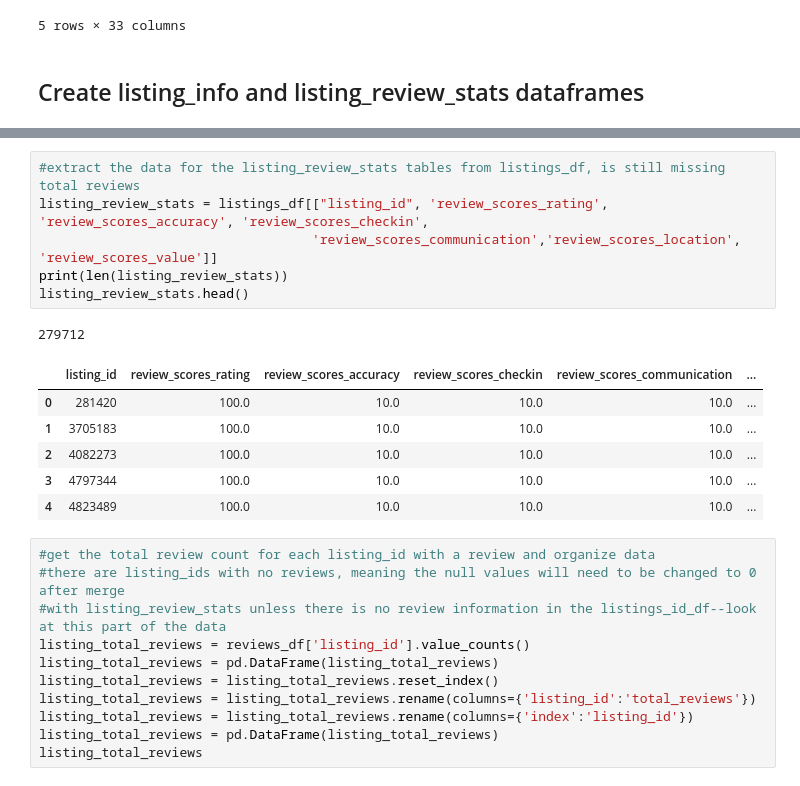
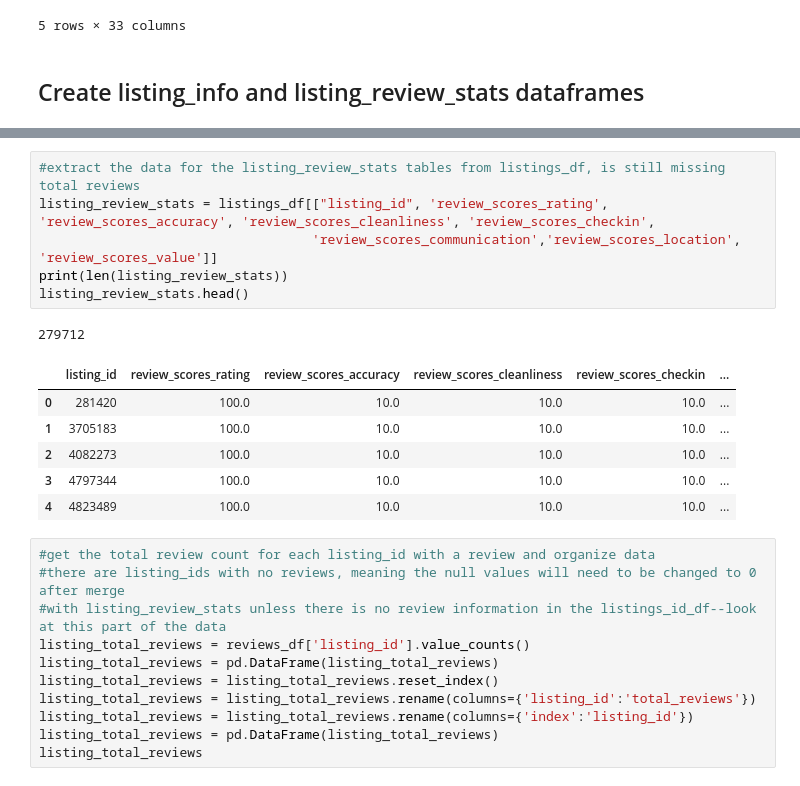
Before and after one commit to dkoski23/airbnb_etl, a Jupyter notebook: etl_project.ipynb, the cells around one changed output, grey strips where cells are left out. Drawn from its saved outputs; the diff is of its cells as text.

```diff
--- a/etl_project.ipynb
+++ b/etl_project.ipynb
@@ -27,8 +27,8 @@ listings_df.head()
 | 3 | 4797344 | Cosy studio (close to Eiffel tower) | 10668311 | 2013-12-17 | Paris, Ile-de-France, France | NaN | NaN | ... |
 | 4 | 4823489 | Close to Eiffel Tower - Beautiful... | 24837558 | 2014-12-14 | Paris, Ile-de-France, France | NaN | NaN | ... |
 5 rows × 33 columns
-# %% [markdown]
-## Create listing_info and listing_review_stats dataframes
+# %% [markdown]
+## Create listing_info and listing_review_stats dataframes
 # %%
 #extract the data for the listing_info table from listings_df
 listings_info = listings_df[["listing_id", "host_id", "name", "host_since", "host_location", "minimum_nights",
@@ -43,13 +43,13 @@ listings_info.head()
 | 4 | 4823489 | 24837558 | Close to Eiffel Tower - Beautiful... | 2014-12-14 | Paris, Ile-de-France, France | 2 | 1125 | ... |
 # %%
 #extract the data for the listing_review_stats tables from listings_df, is still missing total reviews
-listing_review_stats = listings_df[["listing_id", 'review_scores_rating', 'review_scores_accuracy', 'review_scores_checkin',
+listing_review_stats = listings_df[["listing_id", 'review_scores_rating', 'review_scores_accuracy', 'review_scores_cleanliness', 'review_scores_checkin',
                                    'review_scores_communication','review_scores_location', 'review_scores_value']]
 print(len(listing_review_stats))
 listing_review_stats.head()
 # %% [output]
 279712
-|  | listing_id | review_scores_rating | review_scores_accuracy | review_scores_checkin | review_scores_communication | ... |
+|  | listing_id | review_scores_rating | review_scores_accuracy | review_scores_cleanliness | review_scores_checkin | ... |
 | 0 | 281420 | 100.0 | 10.0 | 10.0 | 10.0 | ... |
 | 1 | 3705183 | 100.0 | 10.0 | 10.0 | 10.0 | ... |
 | 2 | 4082273 | 100.0 | 10.0 | 10.0 | 10.0 | ... |
```
Also changed, not shown: parts of 16 cells of this notebook.
